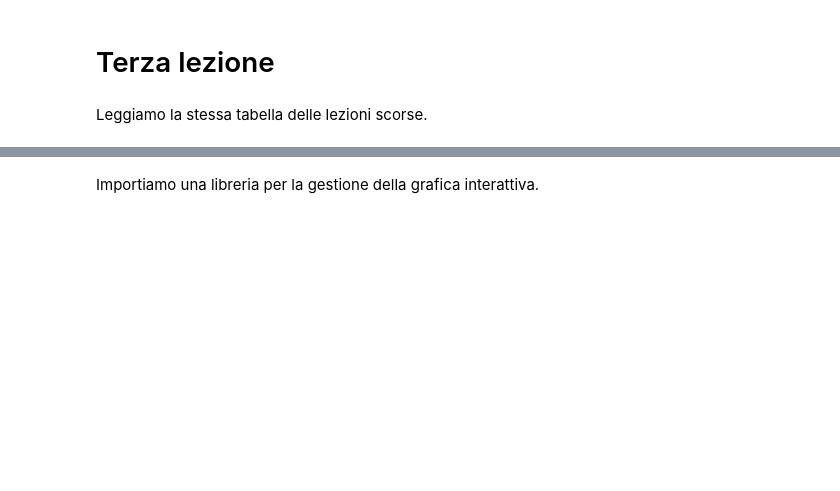
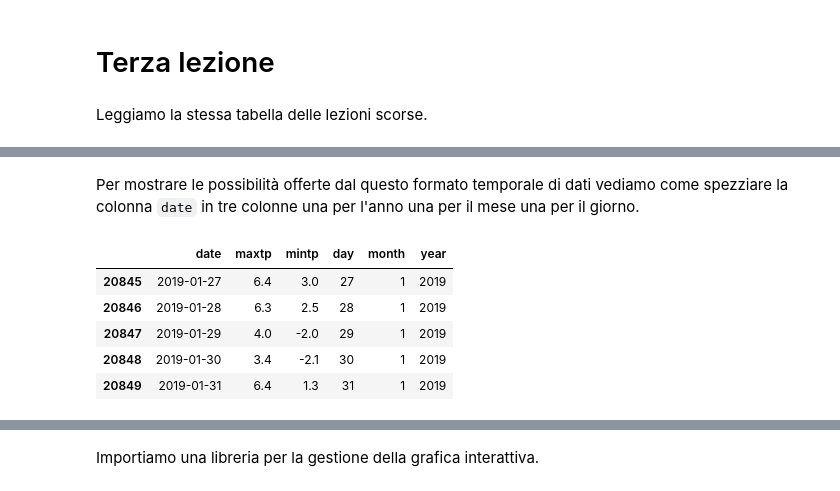
Before and after one commit to domenicozambella/BioTeIndu19, a Jupyter notebook: lezioni/3_lezione.ipynb, the cells around one changed output, grey strips where cells are left out. Drawn from its saved outputs; the diff is of its cells as text; code cells hidden in the pictures; blank space fills up the shorter version.

```diff
--- a/lezioni/3_lezione.ipynb
+++ b/lezioni/3_lezione.ipynb
@@ -16,0 +42,3 @@ df.head() # questo solo per controllo
+# %%
+df['date'] = pd.to_datetime( df['date'] )
+df.tail()
@@ -16,0 +52,15 @@ df.head() # questo solo per controllo
+# %% [markdown]
+Per mostrare le possibilità offerte dal questo formato temporale di dati vediamo come spezziare la colonna `date` in tre colonne una per l'anno una per il mese una per il giorno.
+# %%
+df['day'] = df['date'].map(lambda x: x.day)
+df['month'] =  df['date'].map(lambda x: x.month)
+df['year'] =  df['date'].map(lambda x: x.year)
+# df['wday'] =  df['date'].map(lambda x: x.strftime('%A') )# per il giorno della settimana
+df.tail()
+# %% [output]
+|  | date | maxtp | mintp | day | month | year |
+| 20845 | 2019-01-27 | 6.4 | 3.0 | 27 | 1 | 2019 |
+| 20846 | 2019-01-28 | 6.3 | 2.5 | 28 | 1 | 2019 |
+| 20847 | 2019-01-29 | 4.0 | -2.0 | 29 | 1 | 2019 |
+| 20848 | 2019-01-30 | 3.4 | -2.1 | 30 | 1 | 2019 |
+| 20849 | 2019-01-31 | 6.4 | 1.3 | 31 | 1 | 2019 |
```
Also changed, not shown: parts of 19 cells of this notebook.
